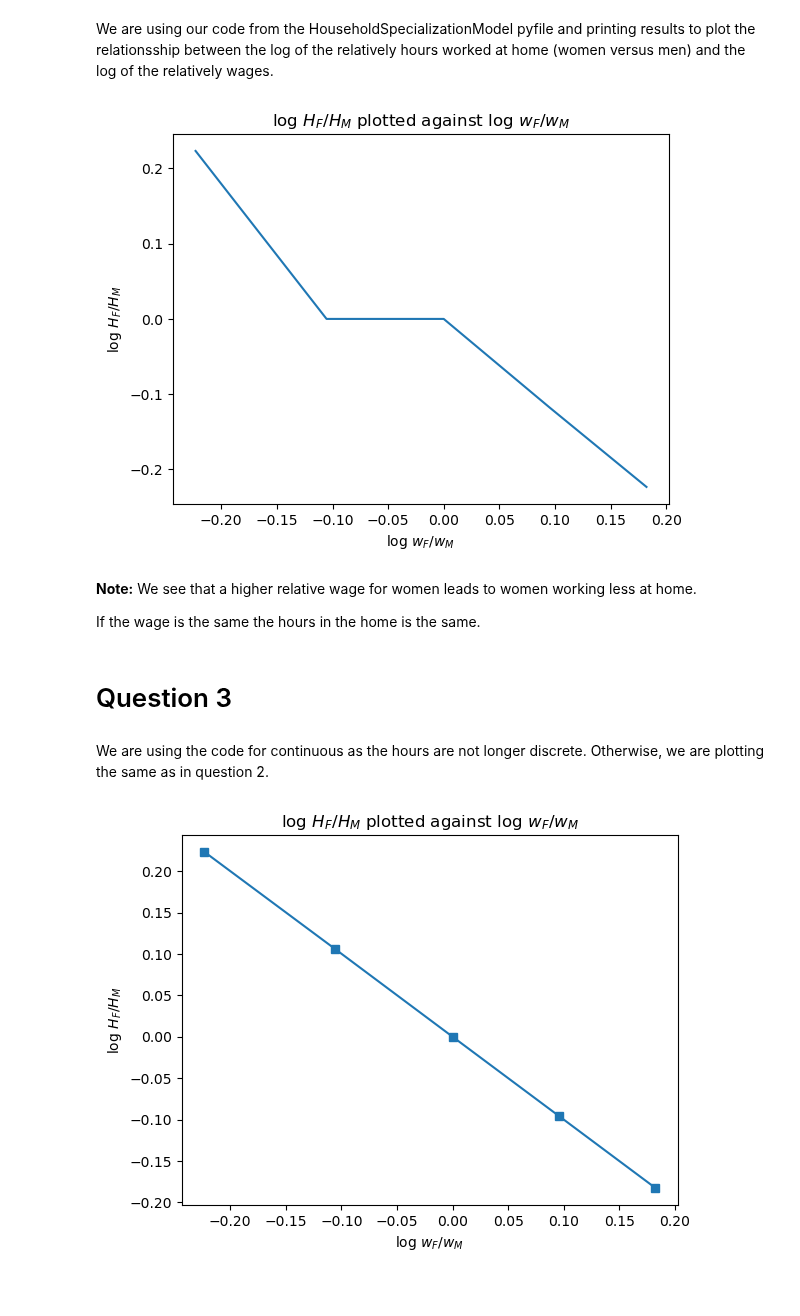
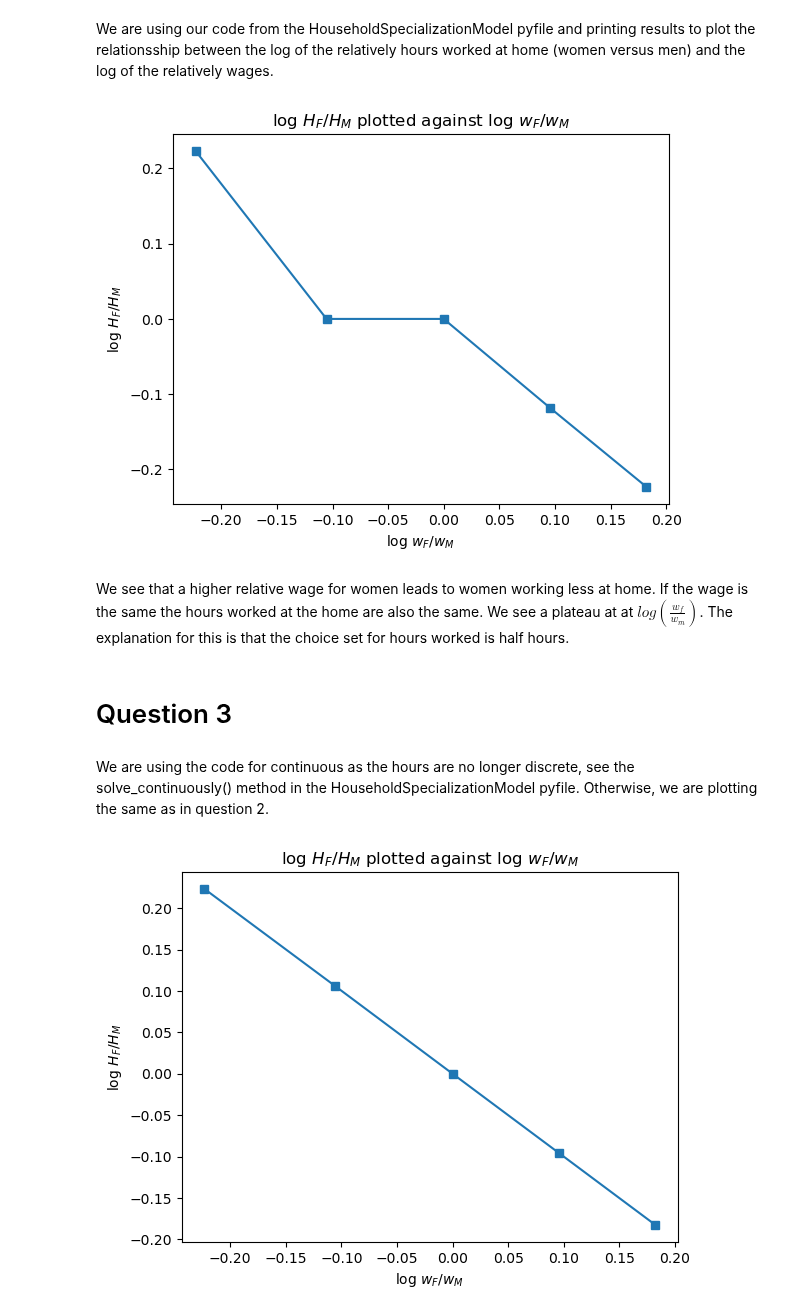
Before and after one commit to NumEconCopenhagen/projects-2023-andershuus_christianfogel, a Jupyter notebook: inauguralproject/inauguralproject.ipynb, the cells around one changed output. Saved outputs shown, nothing was run; the diff lists cells and outputs as text; code cells hidden in the pictures; blank space fills up the shorter version.

```diff
--- a/inauguralproject/inauguralproject.ipynb
+++ b/inauguralproject/inauguralproject.ipynb
@@ -44,28 +44,26 @@ We are using our code from the HouseholdSpecializationModel pyfile and printing
 # %%
 # a. First we create a figure object by initializing the plt.figure
 fig = plt.figure()
 
 # b. We only add one subplot so the ax is the entire figure.
 #x-axis: we plot log(wF_vec), since wM is fixed at 1 (i.e. a numeraire)
 #y-axis: We call the solve_wF_vec method from our class directly as the returns the value.
 
 ax = fig.add_subplot(1,1,1)
-ax.plot(np.log(hsm.par.wF_vec),hsm.solve_wF_vec(discrete=True)) #Note: Here we call the discrete solving method.
+ax.plot(np.log(hsm.par.wF_vec),hsm.solve_wF_vec(discrete=True),marker='s') #Note: Here we call the discrete solving method.
 
 # c. Title and axis-labels
 ax.set_title('log $H_F/H_M$ plotted against log $w_F/w_M$') #set title
 ax.set_xlabel('log $w_F/w_M$') #labelling x-axis
 ax.set_ylabel('log $H_F/H_M$'); #labelling y-axis
 # %% [output]
-[figure, old version]
+[figure, new version]
 # %% [markdown]
-**Note:** We see that a higher relative wage for women leads to women working less at home.
-
-If the wage is the same the hours in the home is the same.
+We see that a higher relative wage for women leads to women working less at home. If the wage is the same the hours worked at the home are also the same. We see a plateau at at $log(\frac{w_f}{w_m})$. The explanation for this is that the choice set for hours worked is half hours.
 # %% [markdown]
 # Question 3
 # %% [markdown]
-We are using the code for continuous as the hours are not longer discrete. Otherwise, we are plotting the same as in question 2.
+We are using the code for continuous as the hours are no longer discrete, see the solve_continuously() method in the HouseholdSpecializationModel pyfile. Otherwise, we are plotting the same as in question 2.
 # %%
 # a. create the figure
 fig = plt.figure()
```
Also changed, not shown: parts of 12 cells of this notebook, 1 other file.
